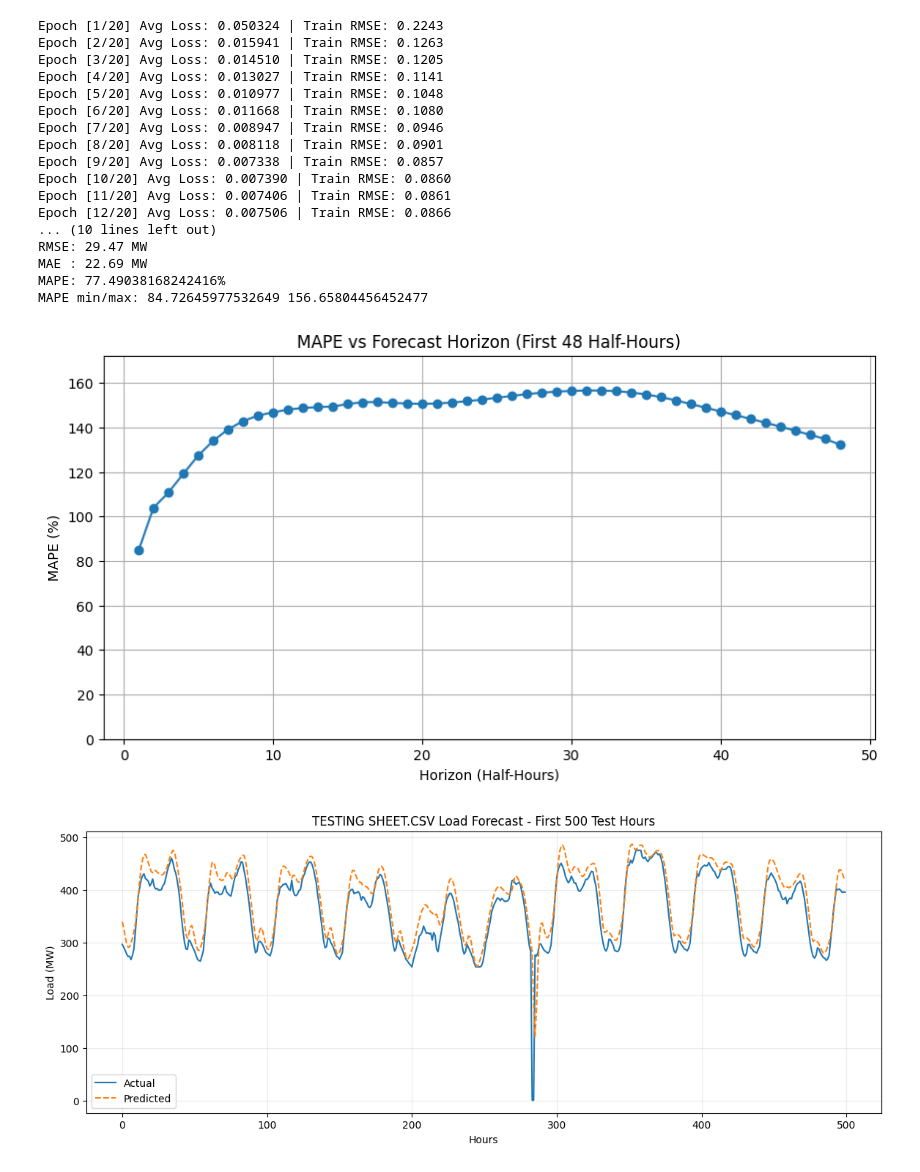
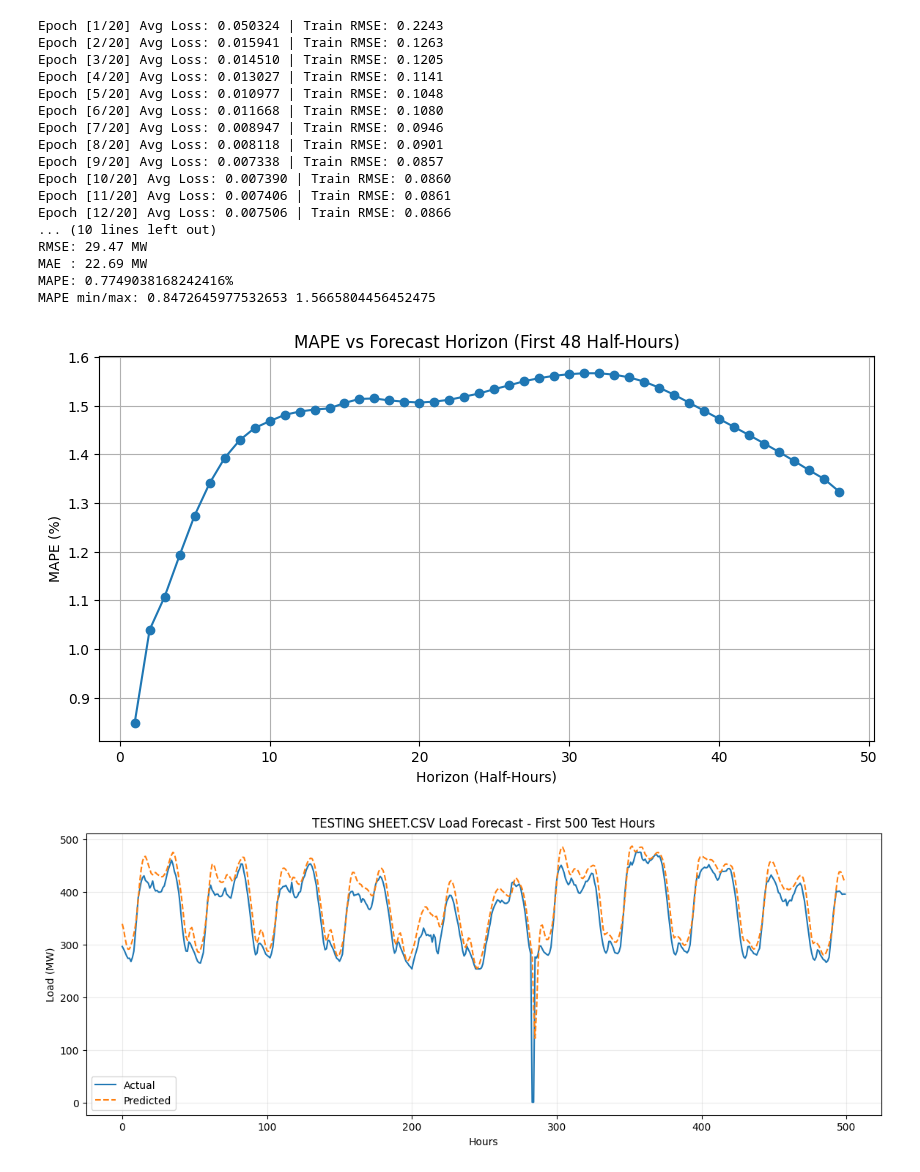
Before and after one commit to programmingmaster69/Power-Systems-EE309-Load-Forecasting, a Jupyter notebook: weather-based-power-load-Forecasting-testing.ipynb, the cells around one changed output. Saved outputs shown, nothing was run; the diff lists cells and outputs as text; code cells hidden in the pictures.

```diff
--- a/weather-based-power-load-Forecasting-testing.ipynb
+++ b/weather-based-power-load-Forecasting-testing.ipynb
@@ -50,7 +50,7 @@ DEVICE = get_device()
 print("Using device:", DEVICE)
 
 # ==========================================
-# 2. DATA PREPROCESSING (MULTI-FILE)
+# 2. DATA PREPROCESSING
 # ==========================================
 def load_and_process_data():
     print("Loading and merging multiple region files...")
@@ -256,7 +256,7 @@ def train_model():
     rmse = np.sqrt(np.mean((inv_pred - inv_act) ** 2))
     # safe MAPE
     nonzero = inv_act != 0
-    mape = np.mean(np.abs((inv_act[nonzero] - inv_pred[nonzero]) / inv_act[nonzero])) * 100 if nonzero.sum() > 0 else np.nan
+    mape = np.mean(np.abs((inv_act[nonzero] - inv_pred[nonzero]) / inv_act[nonzero])) if nonzero.sum() > 0 else np.nan
 
     print("\nFINAL RESULTS")
     print(f"RMSE: {rmse:.2f} MW")
@@ -264,8 +264,6 @@ def train_model():
     print(f"MAPE: {mape if not np.isnan(mape) else 'N/A'}%")
 
     # MAPE vs HORIZON (FIRST 48 HALF-HOURS)
-    # Assumes the target load is column 0 in scaled_data / X_test
-    # ==========================================
 
     H = 48
     H = min(H, len(X_test) - 1)  # safety
@@ -305,7 +303,7 @@ def train_model():
 
             for h in range(H):
                 denom = max(abs(inv_act_h[h]), 1e-6)
-                ape = abs(inv_act_h[h] - inv_pred_h[h]) / denom * 100.0
+                ape = abs(inv_act_h[h] - inv_pred_h[h]) / denom
                 horizon_errors[h].append(ape)
 
     # Mean MAPE per horizon
@@ -314,7 +312,6 @@ def train_model():
         for errs in horizon_errors
     ]
 
-    # Debug first
     y = np.asarray(mape_per_horizon, dtype=float)
     print("MAPE min/max:", np.nanmin(y), np.nanmax(y))
 
@@ -325,8 +322,6 @@ def train_model():
     plt.title("MAPE vs Forecast Horizon (First 48 Half-Hours)")
     plt.grid(True)
 
-    # Use a higher limit or remove it entirely
-    plt.ylim(0, max(100, np.nanmax(y) * 1.1))
 
     plt.show()
 
@@ -342,34 +337,34 @@ def train_model():
     plt.grid(alpha=0.25)
     plt.show()
 
     return model, scaler, train_losses
 
 if __name__ == "__main__":
     train_model()
 # %% [output]
 Using device: cpu
 Loading and merging multiple region files...
 Merged Data Shape: (5270, 5)
 Features: ['TESTING SHEET.CSV', 'hour', 'day_of_week', 'month', 'day_of_year']
 Time Range: 2022-12-12 05:30:00 to 2023-04-01 00:00:00
 Created sequences. X shape: (5246, 24, 5), y shape: (5246,)
 Model input features: 5
 Epoch [1/20] Avg Loss: 0.050324 | Train RMSE: 0.2243
 Epoch [2/20] Avg Loss: 0.015941 | Train RMSE: 0.1263
 Epoch [3/20] Avg Loss: 0.014510 | Train RMSE: 0.1205
 Epoch [4/20] Avg Loss: 0.013027 | Train RMSE: 0.1141
 Epoch [5/20] Avg Loss: 0.010977 | Train RMSE: 0.1048
 Epoch [6/20] Avg Loss: 0.011668 | Train RMSE: 0.1080
 Epoch [7/20] Avg Loss: 0.008947 | Train RMSE: 0.0946
 Epoch [8/20] Avg Loss: 0.008118 | Train RMSE: 0.0901
 Epoch [9/20] Avg Loss: 0.007338 | Train RMSE: 0.0857
 Epoch [10/20] Avg Loss: 0.007390 | Train RMSE: 0.0860
 Epoch [11/20] Avg Loss: 0.007406 | Train RMSE: 0.0861
 Epoch [12/20] Avg Loss: 0.007506 | Train RMSE: 0.0866
 ... (10 lines left out)
 RMSE: 29.47 MW
 MAE : 22.69 MW
-MAPE: 77.49038168242416%
-MAPE min/max: 84.72645977532649 156.65804456452477
+MAPE: 0.7749038168242416%
+MAPE min/max: 0.8472645977532653 1.5665804456452475
-[figure, old version]
+[figure, new version]
 [figure]
```
Also changed, not shown: 15 other files.
